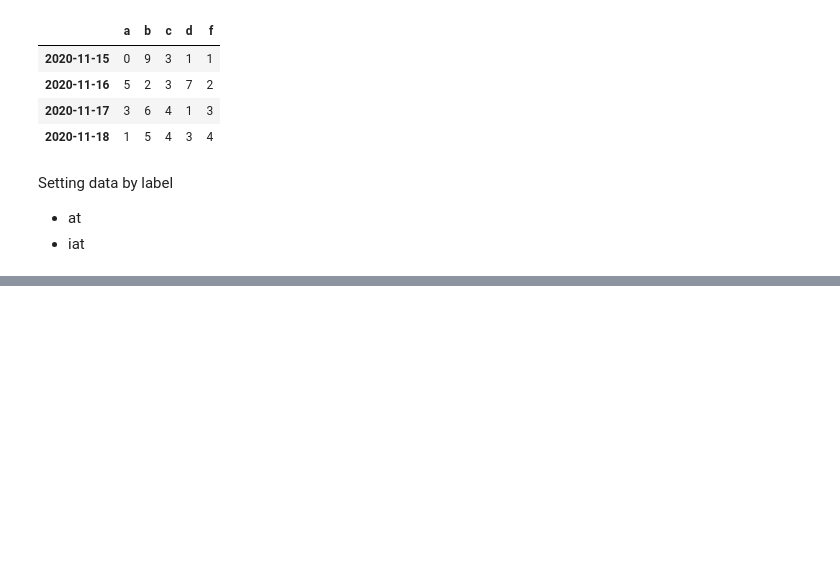
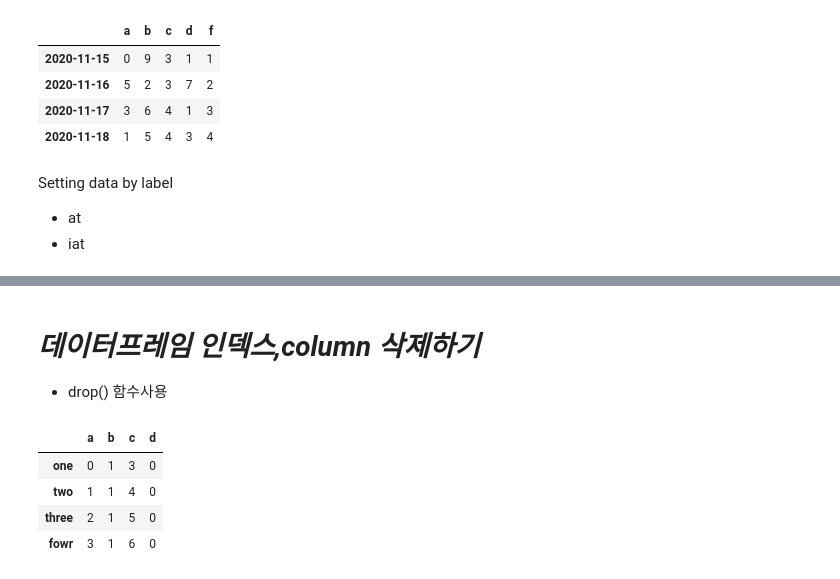
Before and after one commit to rlfwo93/machine-learning, a Jupyter notebook: pandas.ipynb, the cells around one changed output, grey strips where cells are left out. Saved outputs shown, nothing was run; the diff lists cells and outputs as text; code cells hidden in the pictures; blank space fills up the shorter version.

```diff
--- a/pandas.ipynb
+++ b/pandas.ipynb
@@ -377,0 +345,21 @@ df5
+# %% [markdown]
+# ***데이터프레임 인덱스,column 삭제하기***
+
+-   drop() 함수사용
+# %%
+#예시 df
+
+prdf = pd.DataFrame({
+    'a' : list(range(4)),
+    'b' : 1,
+    'c' : list(range(3,7)),
+    "d" : 0},
+    index = ("one","two","three","fowr")
+)
+prdf
+# %% [output]
+|  | a | b | c | d |
+| one | 0 | 1 | 3 | 0 |
+| two | 1 | 1 | 4 | 0 |
+| three | 2 | 1 | 5 | 0 |
+| fowr | 3 | 1 | 6 | 0 |
```
Also changed, not shown: parts of 20 cells of this notebook.
